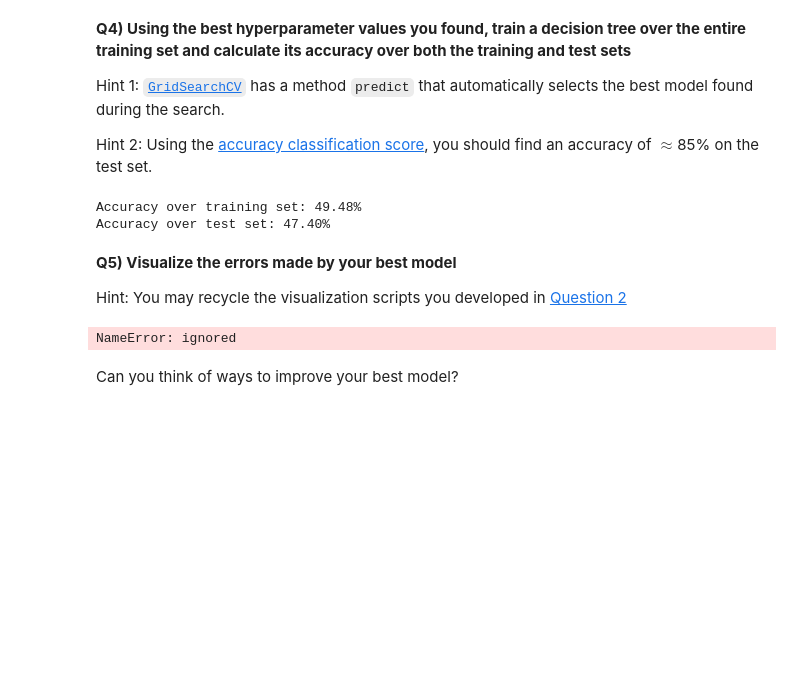
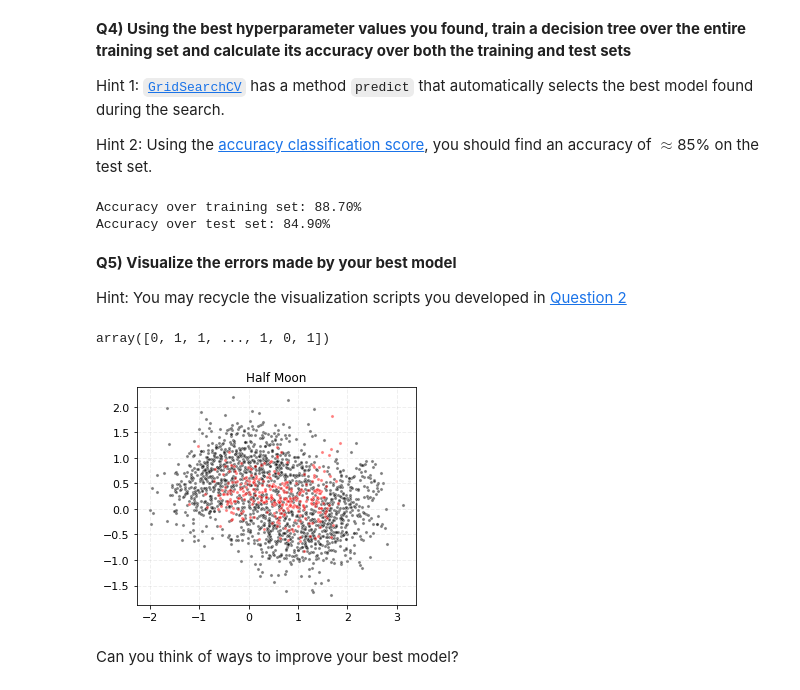
Before and after one commit to creymo/2022_ML_EES, a Jupyter notebook: Copie_de_S3_2_Decision_Trees.ipynb, the cells around one changed output. Cells and saved outputs as stored; diff of their text form; code cells hidden in the pictures; blank space fills up the shorter version.

```diff
--- a/Copie_de_S3_2_Decision_Trees.ipynb
+++ b/Copie_de_S3_2_Decision_Trees.ipynb
@@ -136,11 +136,11 @@ y_pred_test = gsc_tree.predict(X_test)
 # %%
 # Calculate the accuracy of the best model over the training and test sets
 from sklearn.metrics import accuracy_score
-print(f'Accuracy over training set: {(accuracy_score(y[0:len(y_pred_train)],y_pred_train)):.2%} \n'
-f'Accuracy over test set: {(accuracy_score(y[0:len(y_pred_test)],y_pred_test)):.2%}')
+print(f'Accuracy over training set: {(accuracy_score(y_train,y_pred_train)):.2%} \n'
+f'Accuracy over test set: {(accuracy_score(y_test,y_pred_test)):.2%}')
 # %% [output]
-Accuracy over training set: 49.48%
-Accuracy over test set: 47.40%
+Accuracy over training set: 88.70%
+Accuracy over test set: 84.90%
 # %% [markdown]
 **Q5) Visualize the errors made by your best model**
 
@@ -148,33 +148,37 @@ Hint: You may recycle the visualization scripts you developed in [Question 2](#Q
 # %%
 # Scatter points for which your best model made erroneous predictions
 # and compare them to points for which your best models made correct predictions
-y_pred = gsc_tree.predict(______)
+y_pred = gsc_tree.predict(X)
 corr_X,wrong_X = [],[]
-for indx,obj in enumerate(__________): # Pull out predictions on each data points one-by-one
-  if ________________: # If the predictions is not equal to output truth (y_test)
-    wrong_X.append(____________) # Model made an error
+for indx,obj in enumerate(y_pred_test): # Pull out predictions on each data points one-by-one
+  if obj != y_test[indx,]: # If the predictions is not equal to output truth (y_test)
+    wrong_X.append(indx) # Model made an error
   else:
-    corr_X.append(__________) # Model correct prediction
+    corr_X.append(indx) # Model correct prediction
-# %% [output]
-NameError: ignored
+# %%
+y_test
+# %% [output]
+array([0, 1, 1, ..., 1, 0, 1])
 # %%
 # Recycle the visualization scripts earlier
 fig,ax = plt.subplots(1,1,figsize=(5,4))
 ##############################################################################################################################
 # 1. Plot correct prediction here
 ##############################################################################################################################
-scatter_corr = ax.scatter(__________,_____________,s=10,color='k',edgecolor='w',linewidths=0.5,alpha=0.5)
+scatter_corr = ax.scatter(X_test[corr_X, 0], X_test[corr_X,1],s=10,color='k',edgecolor='w',linewidths=0.5,alpha=0.5)
 ##############################################################################################################################
 # 2. Plot wrong prediction here
 ##############################################################################################################################
-scatter_wrong = ax.scatter(__________,_____________,s=10,color='r',edgecolor='w',linewidths=0.5,alpha=0.5)
+scatter_wrong = ax.scatter(X_test[wrong_X, 0], X_test[wrong_X,1],s=10,color='r',edgecolor='w',linewidths=0.5,alpha=0.5)
 ##############################################################################################################################
 # 3. Title etc.
 ##############################################################################################################################
 ax.set_title('Half Moon')
 ax.tick_params(axis='both', which='major', labelsize=11)
 ax.grid(alpha=0.2,ls='--',lw=1)
 plt.show()
+# %% [output]
+[figure, added]
 # %% [markdown]
 Can you think of ways to improve your best model?
 # %% [markdown]
```
Also changed, not shown: parts of 2 cells of this notebook.
